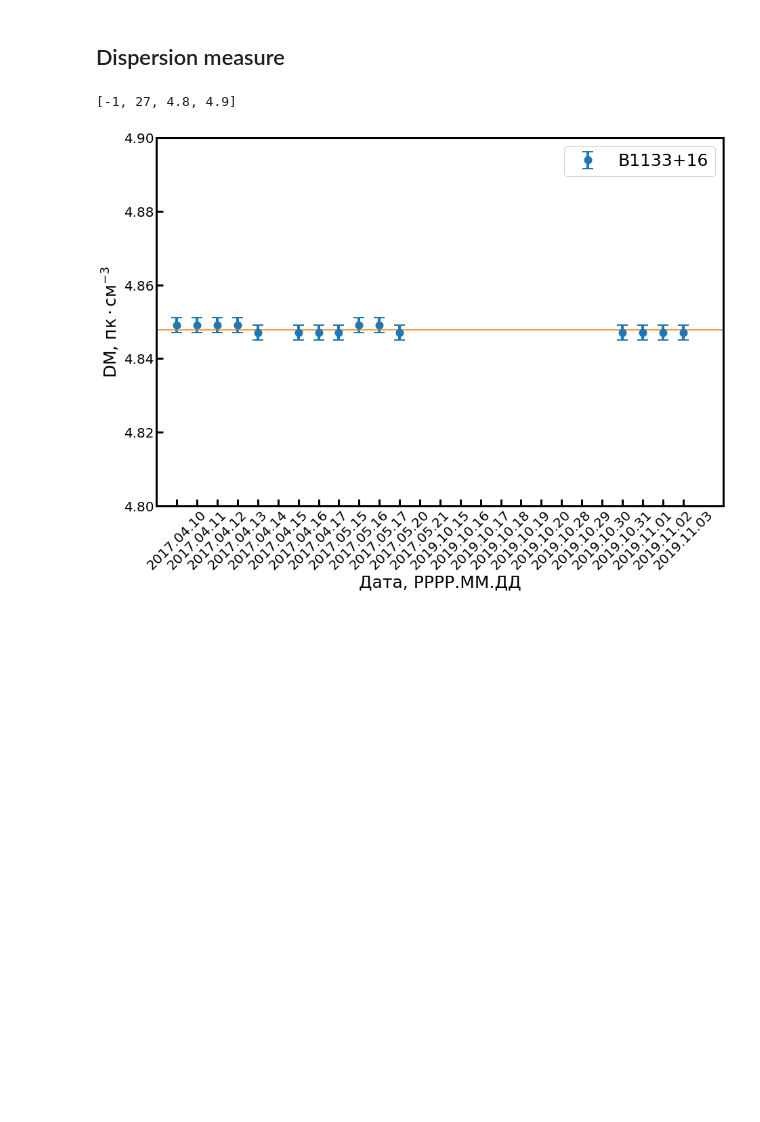
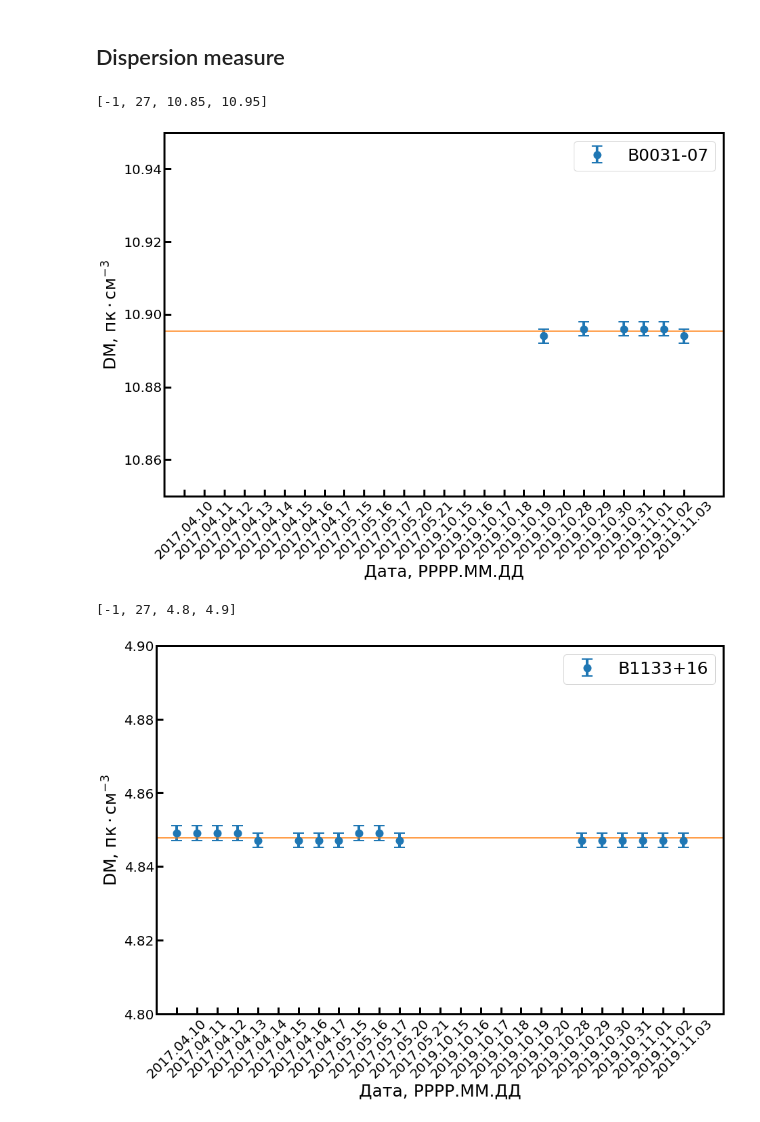
Before and after one commit to serge-yerin/jupyter-radio-astronomy, a Jupyter notebook: pulsars_long-term_flux_changes_pandas.ipynb, the cells around one changed output. Saved outputs shown, nothing was run; the diff lists cells and outputs as text; code cells hidden in the pictures; blank space fills up the shorter version.

```diff
--- a/pulsars_long-term_flux_changes_pandas.ipynb
+++ b/pulsars_long-term_flux_changes_pandas.ipynb
@@ -298,5 +298,27 @@ plt.axis([23, 52, 0,  2.1 * np.power(10.0,-26)])
 # %% [markdown]
 ## Dispersion measure
+# %%
+plt.figure(facecolor = 'white', figsize = (15,10))
+ax = plt.subplot(111)
+
+plt.axhline(meas['DM B0031-07 UTR2 full'].mean(), color='C1')
+errDM_1133 = np.zeros(len(meas['DM B0031-07 UTR2 full']))
+errDM_1133.fill(0.002)
+plt.errorbar(meas['Date'], meas['DM B0031-07 UTR2 full'], yerr=errDM_1133, fmt='o', markersize=10, capsize=8, markeredgewidth = 2, label = 'B0031-07', linewidth = 4, color = '#1f77b4')
+
+for axis in ['top','bottom','left','right']:
+  ax.spines[axis].set_linewidth(3.0)
+ax.xaxis.set_tick_params(width=3, which='both', direction='in', length=10, labelsize = 20)
+ax.yaxis.set_tick_params(width=3, which='major', direction='in', length=10, labelsize = 20)
+ax.yaxis.set_tick_params(width=3, which='minor', direction='in', length=7, labelsize = 20)
+plt.xlabel('Дата, РРРР.ММ.ДД', fontsize=25)
+plt.ylabel(r'DM, $\mathrm{пк\cdotсм^{-3}}$', fontsize=25)
+plt.xticks(rotation=45)
+plt.legend(loc = 'upper right', fontsize = 25)
+plt.axis([-1, len(meas['DM B1133+16 UTR2 full'])+1, 10.85, 10.95])
+# %% [output]
+[-1, 27, 10.85, 10.95]
+[figure, added]
 # %%
 plt.figure(facecolor = 'white', figsize = (15,10))
 ax = plt.subplot(111)
@@ -318,7 +340,7 @@ plt.legend(loc = 'upper right', fontsize = 25)
 plt.axis([-1, len(meas['DM B1133+16 UTR2 full'])+1, 4.80, 4.90])
 # %% [output]
 [-1, 27, 4.8, 4.9]
-[figure, old version]
+[figure, new version]
 # %%
 plt.figure(facecolor = 'white', figsize = (15,10))
 ax = plt.subplot(111)
```
Also changed, not shown: parts of 8 cells of this notebook, 1 other file.
